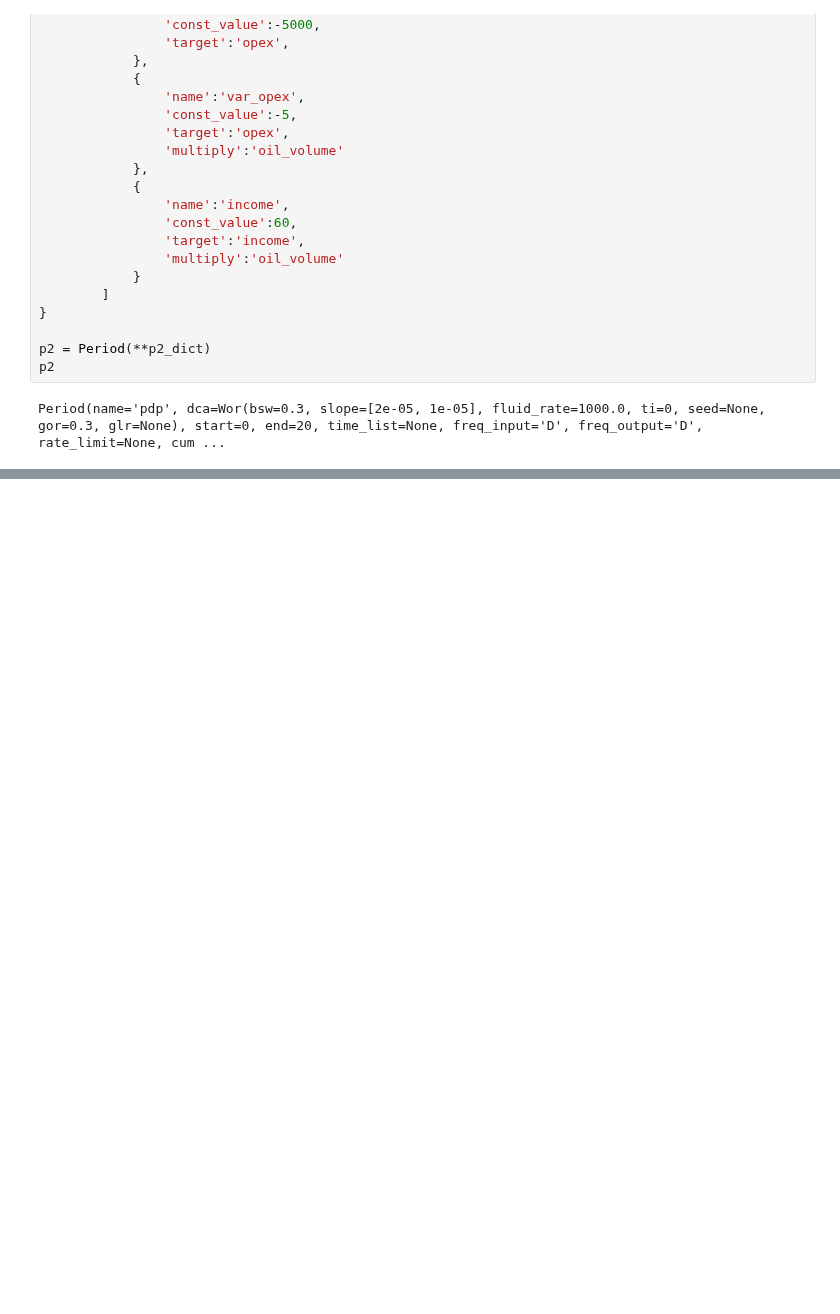
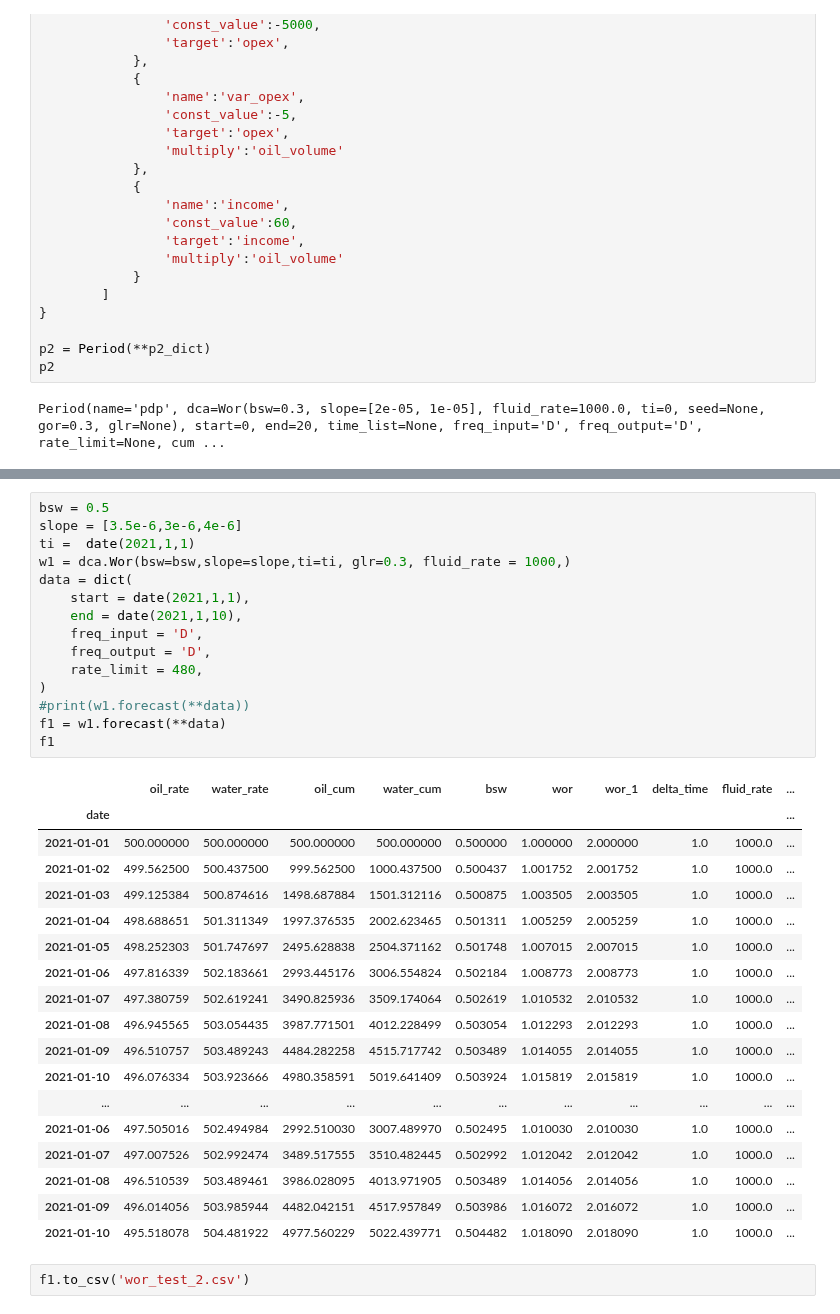
Before and after one commit to scuervo91/dcapy, a Jupyter notebook: examples/2-schedules/1-Period_test_wor.ipynb, the cells around one changed output, grey strips where cells are left out. Saved outputs shown, nothing was run; the diff lists cells and outputs as text; blank space fills up the shorter version.

Commit message:
add wor fit, fix multiple ti wor. update test wor

```diff
--- a/examples/2-schedules/1-Period_test_wor.ipynb
+++ b/examples/2-schedules/1-Period_test_wor.ipynb
@@ -253,0 +274,36 @@ p2.generate_forecast()
+# %%
+bsw = 0.5
+slope = [3.5e-6,3e-6,4e-6]
+ti =  date(2021,1,1)
+w1 = dca.Wor(bsw=bsw,slope=slope,ti=ti, glr=0.3, fluid_rate = 1000,)
+data = dict(
+    start = date(2021,1,1),
+    end = date(2021,1,10),
+    freq_input = 'D',
+    freq_output = 'D',
+    rate_limit = 480,
+)
+#print(w1.forecast(**data))
+f1 = w1.forecast(**data)
+f1
+# %% [output]
+|  | oil_rate | water_rate | oil_cum | water_cum | bsw | wor | wor_1 | delta_time | fluid_rate | ... |
+| date |  |  |  |  |  |  |  |  |  | ... |
+| 2021-01-01 | 500.000000 | 500.000000 | 500.000000 | 500.000000 | 0.500000 | 1.000000 | 2.000000 | 1.0 | 1000.0 | ... |
+| 2021-01-02 | 499.562500 | 500.437500 | 999.562500 | 1000.437500 | 0.500437 | 1.001752 | 2.001752 | 1.0 | 1000.0 | ... |
+| 2021-01-03 | 499.125384 | 500.874616 | 1498.687884 | 1501.312116 | 0.500875 | 1.003505 | 2.003505 | 1.0 | 1000.0 | ... |
+| 2021-01-04 | 498.688651 | 501.311349 | 1997.376535 | 2002.623465 | 0.501311 | 1.005259 | 2.005259 | 1.0 | 1000.0 | ... |
+| 2021-01-05 | 498.252303 | 501.747697 | 2495.628838 | 2504.371162 | 0.501748 | 1.007015 | 2.007015 | 1.0 | 1000.0 | ... |
+| 2021-01-06 | 497.816339 | 502.183661 | 2993.445176 | 3006.554824 | 0.502184 | 1.008773 | 2.008773 | 1.0 | 1000.0 | ... |
+| 2021-01-07 | 497.380759 | 502.619241 | 3490.825936 | 3509.174064 | 0.502619 | 1.010532 | 2.010532 | 1.0 | 1000.0 | ... |
+| 2021-01-08 | 496.945565 | 503.054435 | 3987.771501 | 4012.228499 | 0.503054 | 1.012293 | 2.012293 | 1.0 | 1000.0 | ... |
+| 2021-01-09 | 496.510757 | 503.489243 | 4484.282258 | 4515.717742 | 0.503489 | 1.014055 | 2.014055 | 1.0 | 1000.0 | ... |
+| 2021-01-10 | 496.076334 | 503.923666 | 4980.358591 | 5019.641409 | 0.503924 | 1.015819 | 2.015819 | 1.0 | 1000.0 | ... |
+| ... | ... | ... | ... | ... | ... | ... | ... | ... | ... | ... |
+| 2021-01-06 | 497.505016 | 502.494984 | 2992.510030 | 3007.489970 | 0.502495 | 1.010030 | 2.010030 | 1.0 | 1000.0 | ... |
+| 2021-01-07 | 497.007526 | 502.992474 | 3489.517555 | 3510.482445 | 0.502992 | 1.012042 | 2.012042 | 1.0 | 1000.0 | ... |
+| 2021-01-08 | 496.510539 | 503.489461 | 3986.028095 | 4013.971905 | 0.503489 | 1.014056 | 2.014056 | 1.0 | 1000.0 | ... |
+| 2021-01-09 | 496.014056 | 503.985944 | 4482.042151 | 4517.957849 | 0.503986 | 1.016072 | 2.016072 | 1.0 | 1000.0 | ... |
+| 2021-01-10 | 495.518078 | 504.481922 | 4977.560229 | 5022.439771 | 0.504482 | 1.018090 | 2.018090 | 1.0 | 1000.0 | ... |
+# %%
+f1.to_csv('wor_test_2.csv')
```
Also changed, not shown: parts of 10 cells of this notebook, 13 other files.
